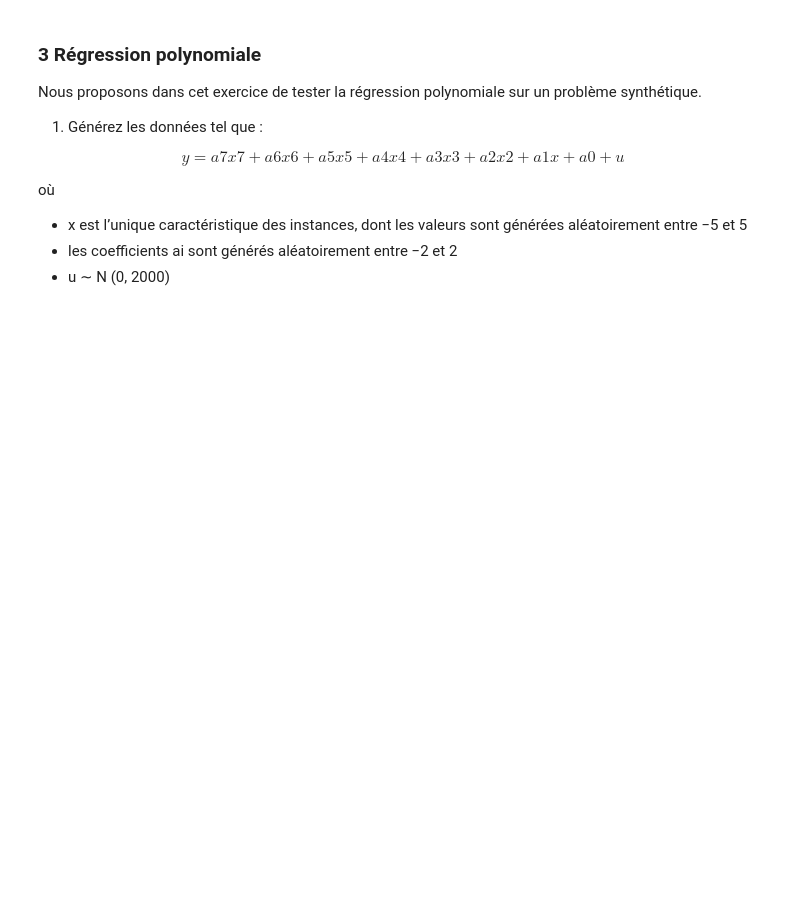
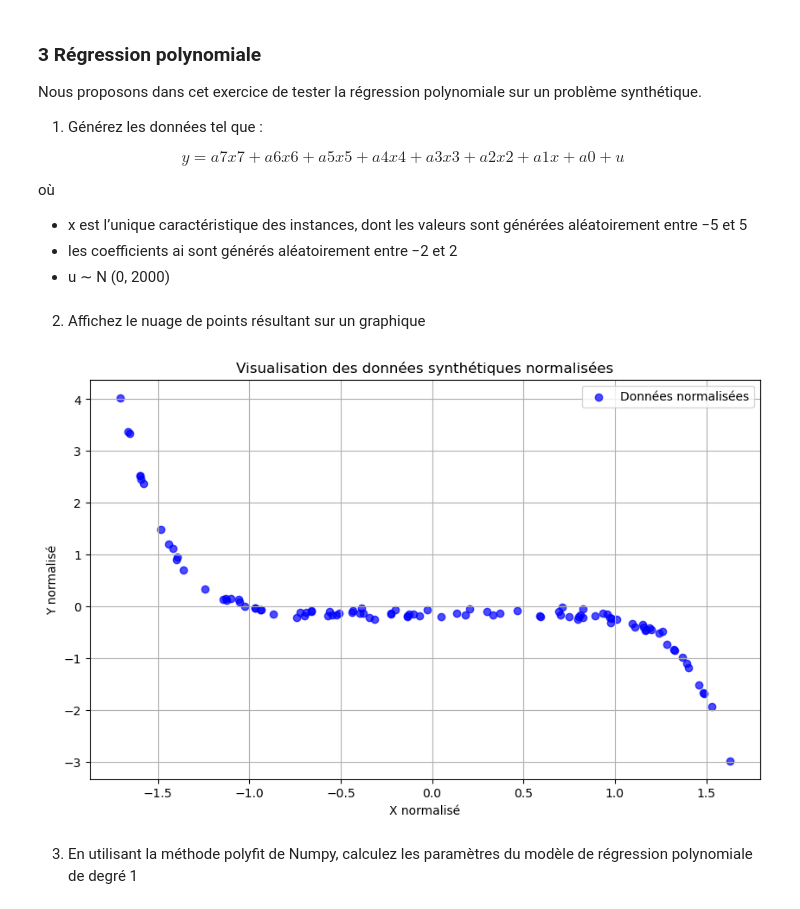
Before and after one commit to RodrigoFernandes-DA/TPs_Univ, a Jupyter notebook: Théorie et algorithmes de l'apprentissage automatique/TP2.ipynb, the cells around one changed output. Saved outputs shown, nothing was run; the diff lists cells and outputs as text; code cells hidden in the pictures; blank space fills up the shorter version.

```diff
--- a/Théorie et algorithmes de l'apprentissage automatique/TP2.ipynb
+++ b/Théorie et algorithmes de l'apprentissage automatique/TP2.ipynb
@@ -178,3 +174,37 @@ où
 - x est l’unique caractéristique des instances, dont les valeurs sont générées aléatoirement entre −5 et 5
 - les coefficients ai sont générés aléatoirement entre −2 et 2
 - u ∼ N (0, 2000)
+# %%
+def GenerezDonnees(n):
+    # data generation -------------------
+    X = np.random.uniform (-5, 5, n)
+    # noise generation -------------------
+    N = np.random.normal (0, 2000, n)
+    # build the polynomial -------------------
+    a = np.random.uniform(-2, 2, 8)
+    f = np.poly1d(a)
+    Y = f(X) + N
+    # data normalization -------------------
+    X_norm = (X - X.mean(axis =0)) / X.std(axis=0)
+    Y_norm = (Y - Y.mean(axis =0)) / Y.std(axis=0)
+
+    return X_norm, Y_norm
+
+X_norm, Y_norm = GenerezDonnees(100)
+# %% [markdown]
+2. Affichez le nuage de points résultant sur un graphique
+# %%
+# data visualization -------------------
+plt.figure(figsize=(10, 6))
+plt.scatter(X_norm, Y_norm, label="Données normalisées", color="blue", alpha=0.7)
+plt.title("Visualisation des données synthétiques normalisées")
+plt.xlabel("X normalisé")
+plt.ylabel("Y normalisé")
+plt.legend()
+plt.grid(True)
+plt.show()
+# %% [output]
+[figure, added]
+# %% [markdown]
+3. En utilisant la méthode polyfit de Numpy, calculez les paramètres du modèle de régression
+polynomiale de degré 1
```
Also changed, not shown: parts of 27 cells of this notebook, 1 other file.
